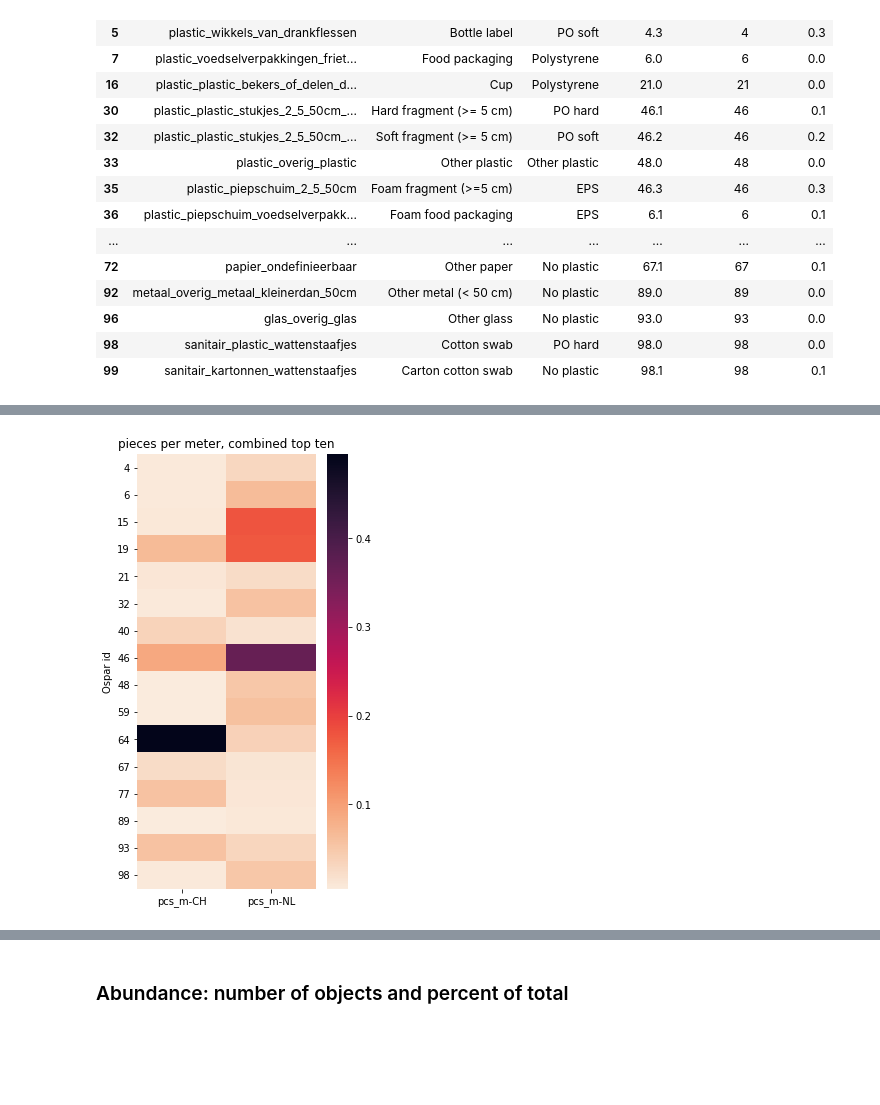
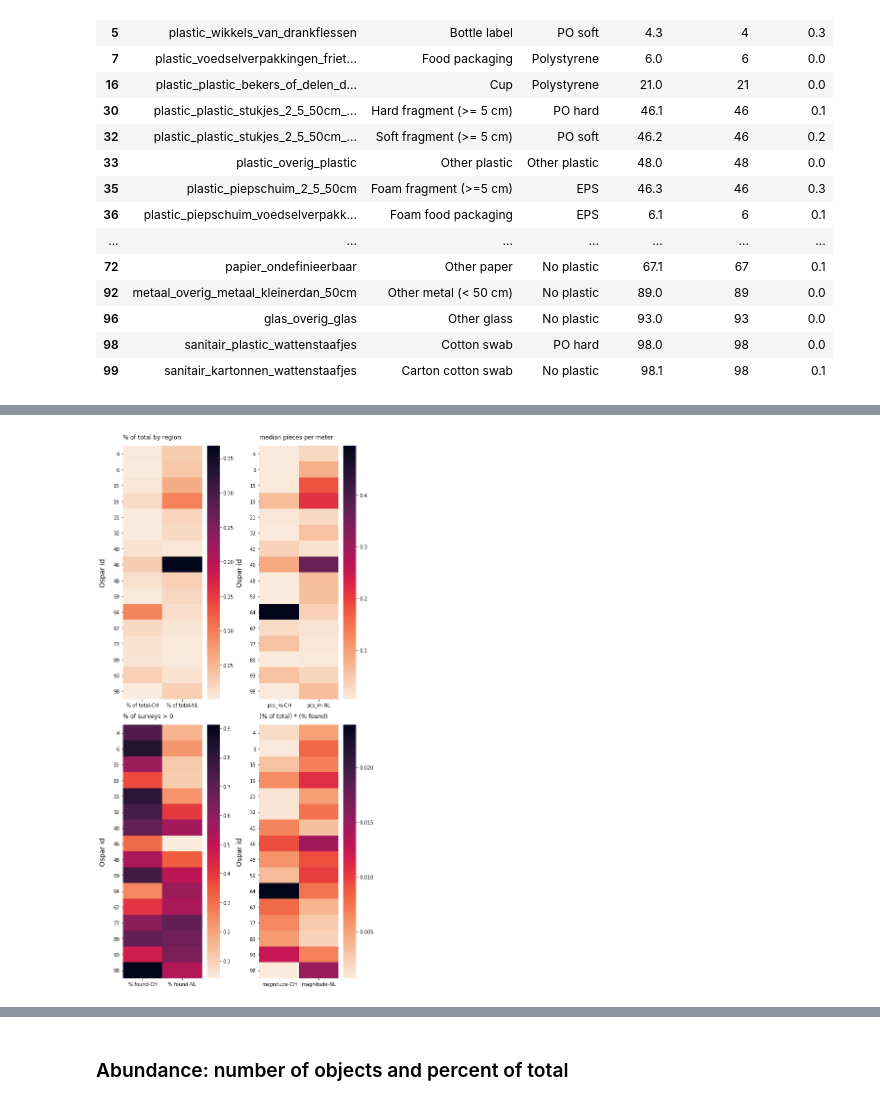
Before and after one commit to hammerdirt-analyst/rhinecode, a Jupyter notebook: use_a_class.ipynb, the cells around one changed output, grey strips where cells are left out. Drawn from its saved outputs; the diff is of its cells as text; code cells hidden in the pictures; blank space fills up the shorter version.

```diff
--- a/use_a_class.ipynb
+++ b/use_a_class.ipynb
@@ -523,11 +520,0 @@ heat_map_data = coi_at[['region', 'code', 'pcs_m']].pivot(index='code', columns=
-# %%
-fig, ax = plt.subplots(figsize=(4,8))
-sns.heatmap(data=heat_map_data, cmap='rocket_r', ax=ax)
-ax.tick_params(axis='y', labelrotation=0)
-ax.set_ylabel("Ospar id")
-ax.set_xlabel("")
-ax.set_title("pieces per meter, combined top ten")
-plt.show()
-plt.close()
-# %% [output]
-[figure, removed]
@@ -535,0 +521,38 @@ heat_map_data = coi_at[['region', 'code', '% found']].pivot(index='code', column
+# %%
+fig, axs = plt.subplots(2,2, figsize=(8,16))
+
+heat_map_data = coi_at[['region', 'code', '% of total']].pivot(index='code', columns='region')
+sns.heatmap(data=heat_map_data, cmap='rocket_r', ax=axs[0,0])
+axs[0,0].tick_params(axis='y', labelrotation=0)
+axs[0,0].set_ylabel("Ospar id", **ylab_k)
+axs[0,0].set_xlabel("")
+axs[0,0].set_title("% of total by region", **title_k)
+
+heat_map_data = coi_at[['region', 'code', 'pcs_m']].pivot(index='code', columns='region')
+sns.heatmap(data=heat_map_data, cmap='rocket_r', ax=axs[0,1])
+axs[0,1].tick_params(axis='y', labelrotation=0)
+axs[0,1].set_ylabel("Ospar id", **ylab_k)
+axs[0,1].set_xlabel("")
+axs[0,1].set_title("median pieces per meter", **title_k)
+
+heat_map_data = coi_at[['region', 'code', '% found']].pivot(index='code', columns='region')
+sns.heatmap(data=heat_map_data, cmap='rocket_r', ax=axs[1,0])
+axs[1,0].tick_params(axis='y', labelrotation=0)
+axs[1,0].set_ylabel("Ospar id", **ylab_k)
+axs[1,0].set_xlabel("")
+axs[1,0].set_title("% of surveys > 0", **title_k)
+
+heat_map_data = coi_at[['region', 'code', 'magnitude']].pivot(index='code', columns='region')
+sns.heatmap(data=heat_map_data, cmap='rocket_r', ax=axs[1,1])
+axs[1,1].tick_params(axis='y', labelrotation=0)
+axs[1,1].set_ylabel("Ospar id", **ylab_k)
+axs[1,1].set_xlabel("")
+axs[1,1].set_title("(% of total) * (% found)", **title_k)
+
+plt.tight_layout()
+file_name = F"{project_directory}/combined_top_ten.jpg"
+plt.savefig(file_name, dpi=300)
+plt.show()
+plt.close()
+# %% [output]
+[figure, added]
```
Also changed, not shown: parts of 9 cells of this notebook, 1 other file.
